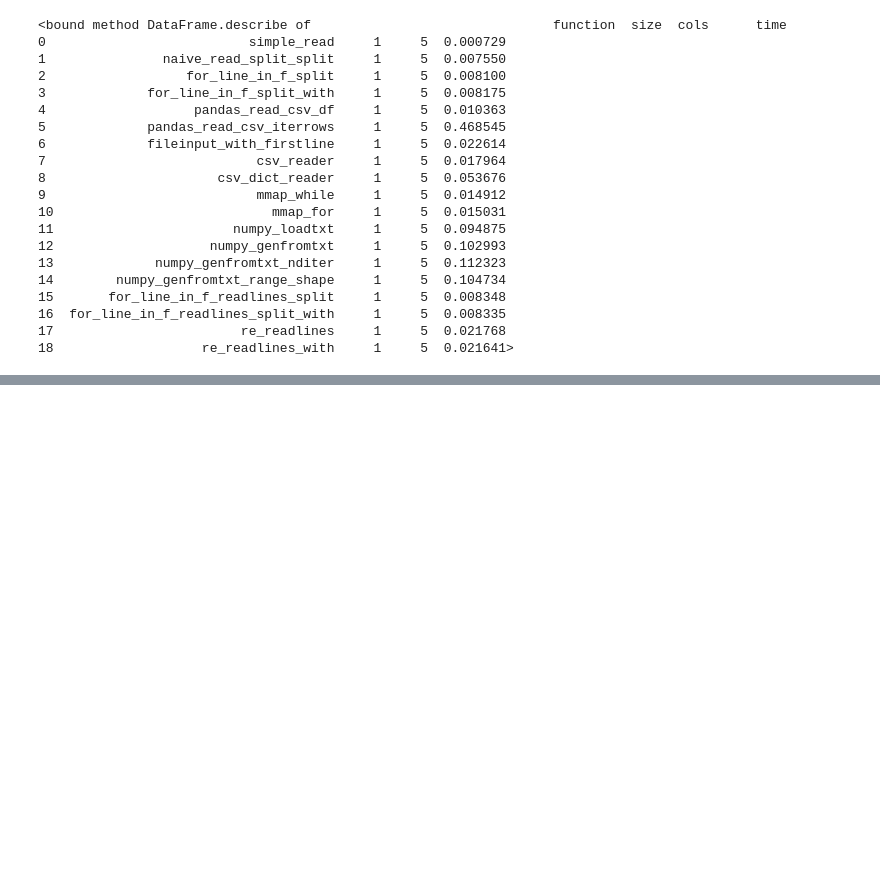
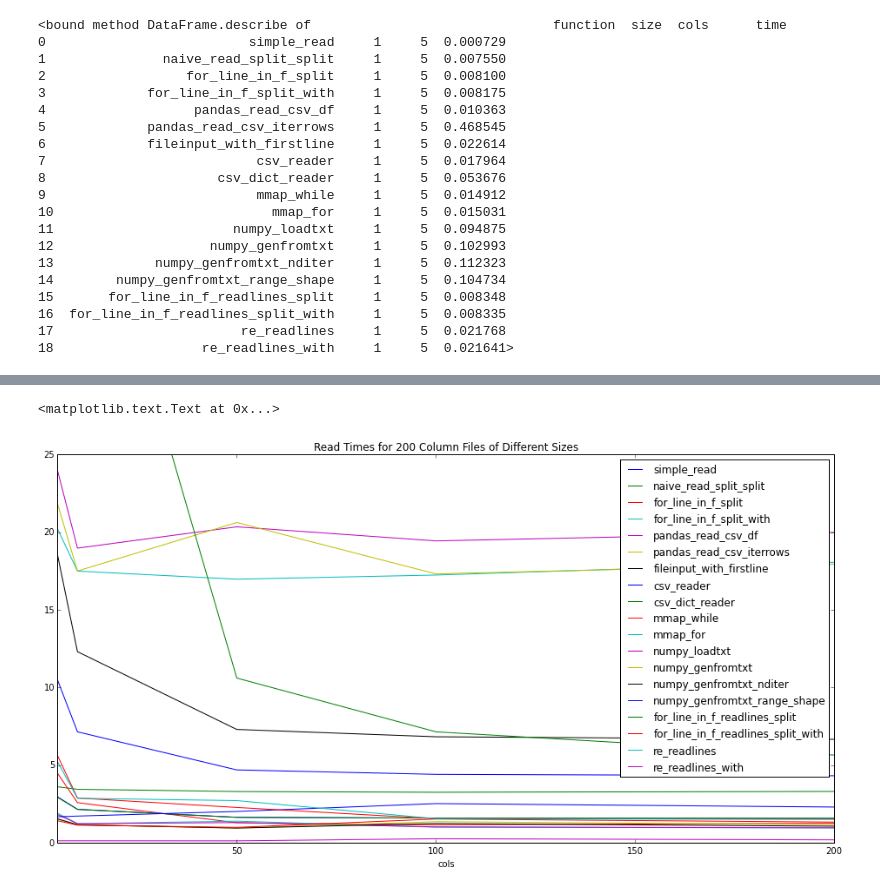
Before and after one commit to john-science/data_science_by_example, a Jupyter notebook: examples/6_reading_csv/read_csv_timing_analysis.ipynb, the cells around one changed output, grey strips where cells are left out. Saved outputs shown, nothing was run; the diff lists cells and outputs as text; code cells hidden in the pictures; blank space fills up the shorter version.

```diff
--- a/examples/6_reading_csv/read_csv_timing_analysis.ipynb
+++ b/examples/6_reading_csv/read_csv_timing_analysis.ipynb
@@ -42 +42,12 @@ plt.title('Read Times for 200 Column Files of Different Sizes')
+# %%
+# now let's plot # of columns vs read time
+
+fig, ax = plt.subplots(1, 1, figsize=(16, 8))
+data[data['size'] == 200].groupby('function').plot(x='cols', y='time', ax=ax)
+plt.legend(data['function'], loc='upper right')
+plt.ylim((0, 25))
+plt.title('Read Times for 200 Column Files of Different Sizes')
+# %% [output]
+<matplotlib.text.Text at 0x...>
+[figure, added]
 # %%
```
Also changed, not shown: parts of 4 cells of this notebook.
